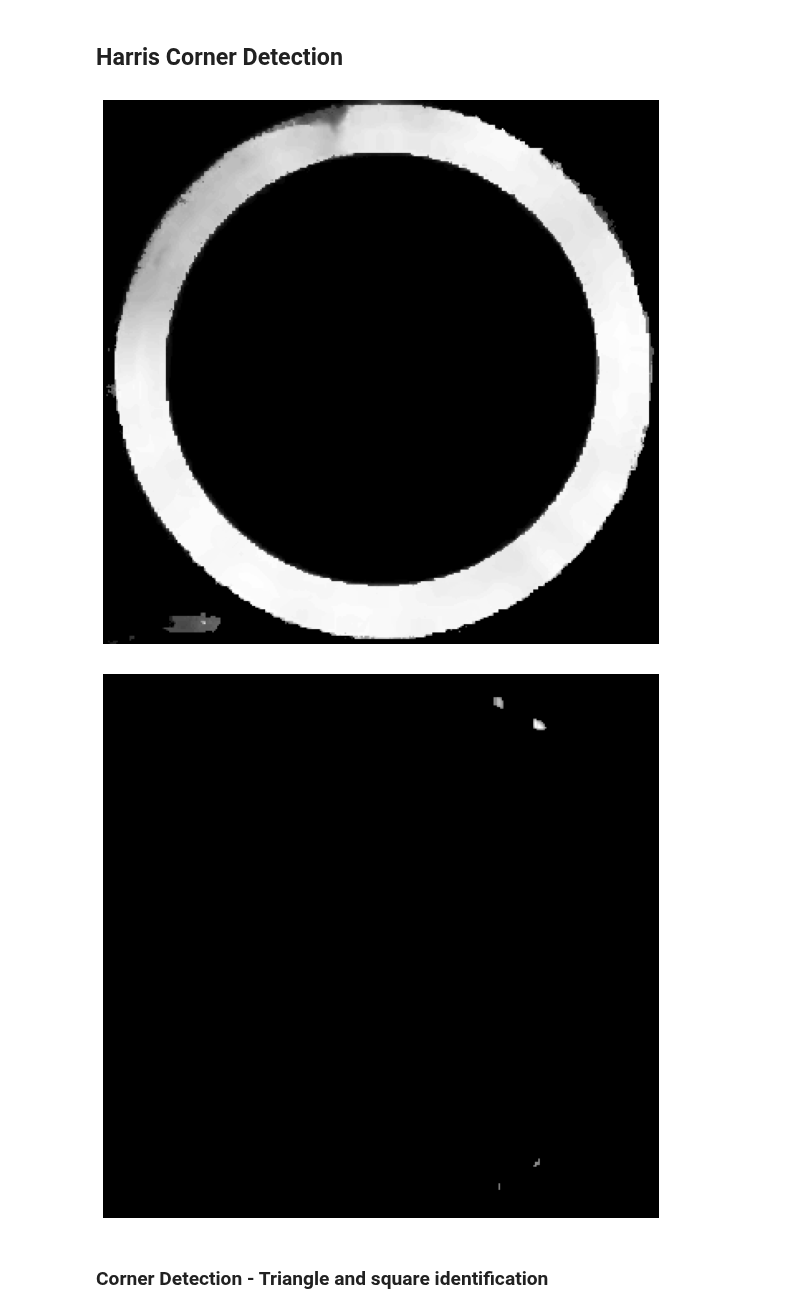
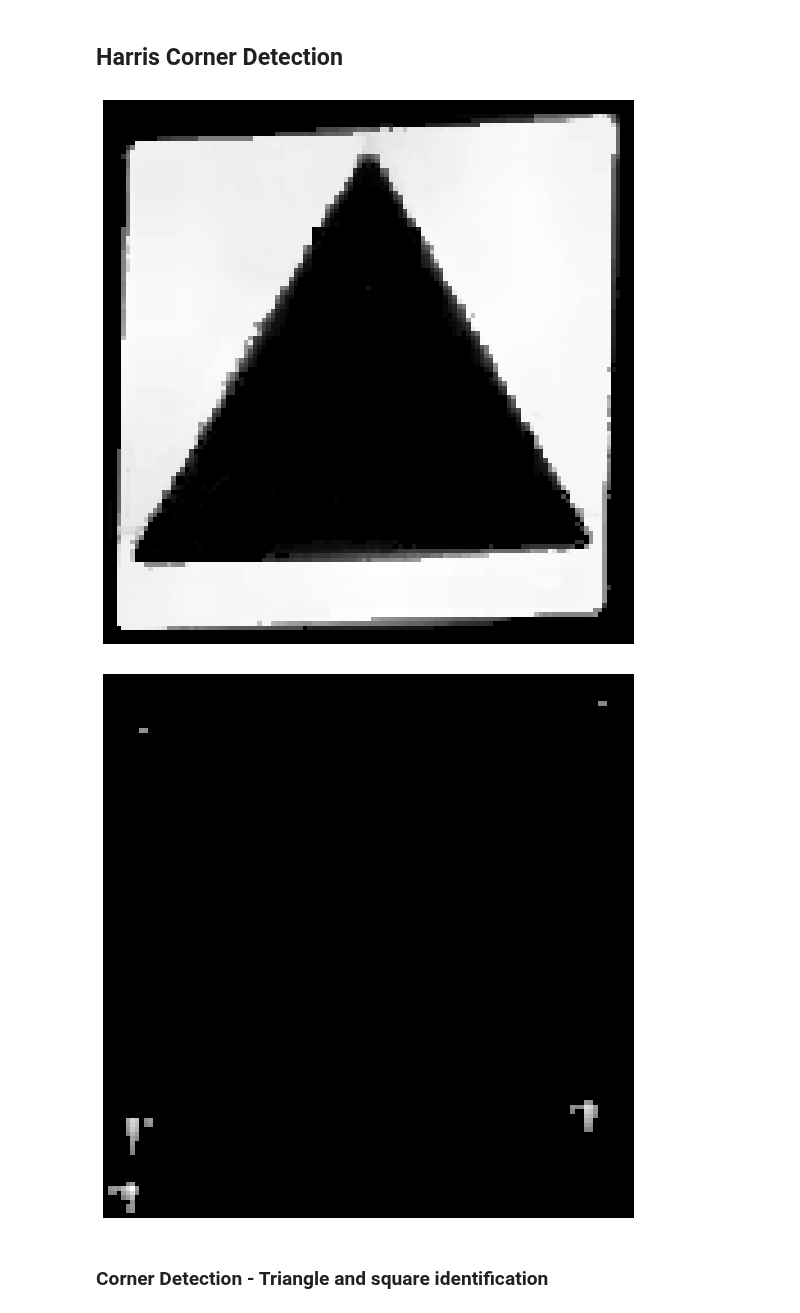
Before and after one commit to joaolucasmartins/VC2022, a Jupyter notebook: notebook.ipynb, the cells around one changed output. Saved outputs shown, nothing was run; the diff lists cells and outputs as text; code cells hidden in the pictures.

```diff
--- a/notebook.ipynb
+++ b/notebook.ipynb
@@ -90,7 +90,7 @@ filterType(["speedlimit"])
 Nesta secção iremos delimitar quais as áreas em que estamos interessados em analisar. Estas regiões correspondem às que contêm os sinais. Para isso iremos usar o colorspace HSV para filtrar as cores de interesse: **azul** e **vermelho**
 # %%
 testImages = {"speedlimit": (7, 19, 20, 70)}
-speedLimitId = filterType(["speedlimit"]).index[0]
+speedLimitId = filterType(["crosswalk"]).index[1]
 speedLimit = importImage(speedLimitId)
 displayImage(speedLimit)
 # %% [output]
@@ -165,7 +165,7 @@ Ainda falta meter um min size nos countours TODO
 # %% [markdown]
 Applu Canny first
 # %%
-img = r.copy()
+img = b.copy()
 #img = cv.blur(img, (5, 5))
 img = cv.GaussianBlur(img, (3, 3), 0)
 img = cv.Laplacian(img, cv.CV_16S, ksize=5)
@@ -231,28 +231,28 @@ displayImage(drawing)
 # %%
 def addPadding(rect, img, padding):
     w, h = rect[2], rect[3]
     y1 = max(0, round(rect[1] - h * padding))
     y2 = min(img.shape[0], round(rect[1] + h + h * padding))
     x1 = max(0, round(rect[0] - w * padding))
     x2 = min(img.shape[1], round(rect[0] + w + w * padding))
 
     return img[y1:y2, x1:x2]
 blur = cv.blur(img,(5,5))
-img = r.copy()
-roi = addPadding(rects[0], img, 0)
+img = b.copy()
+roi = addPadding(rects[2], img, 0)
 
 neighbourhood = 9
 aperture = 3
 free_param = 0.04
 harris = cv.cornerHarris(roi, neighbourhood, aperture, free_param)
 threshold = 0.50
 
 harris[harris < threshold * harris.max()] = 0
 displayImage(roi)
 displayImage(harris)
 # %% [output]
-[figure, old version]
+[figure, new version]
-[figure, old version]
+[figure, new version]
 # %% [markdown]
 ### Corner Detection - Triangle and square identification
 # %%
```
Also changed, not shown: parts of 10 cells of this notebook.
